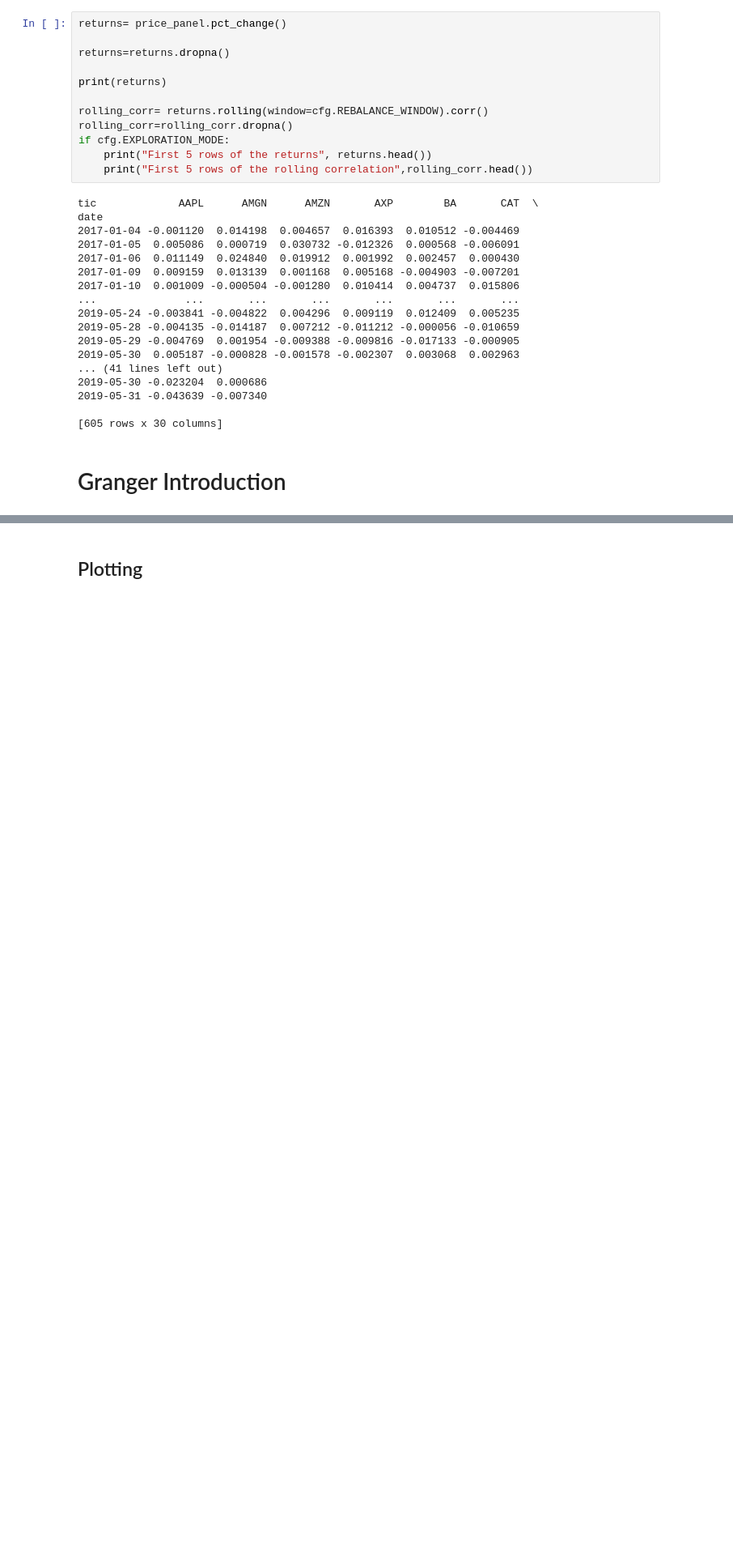
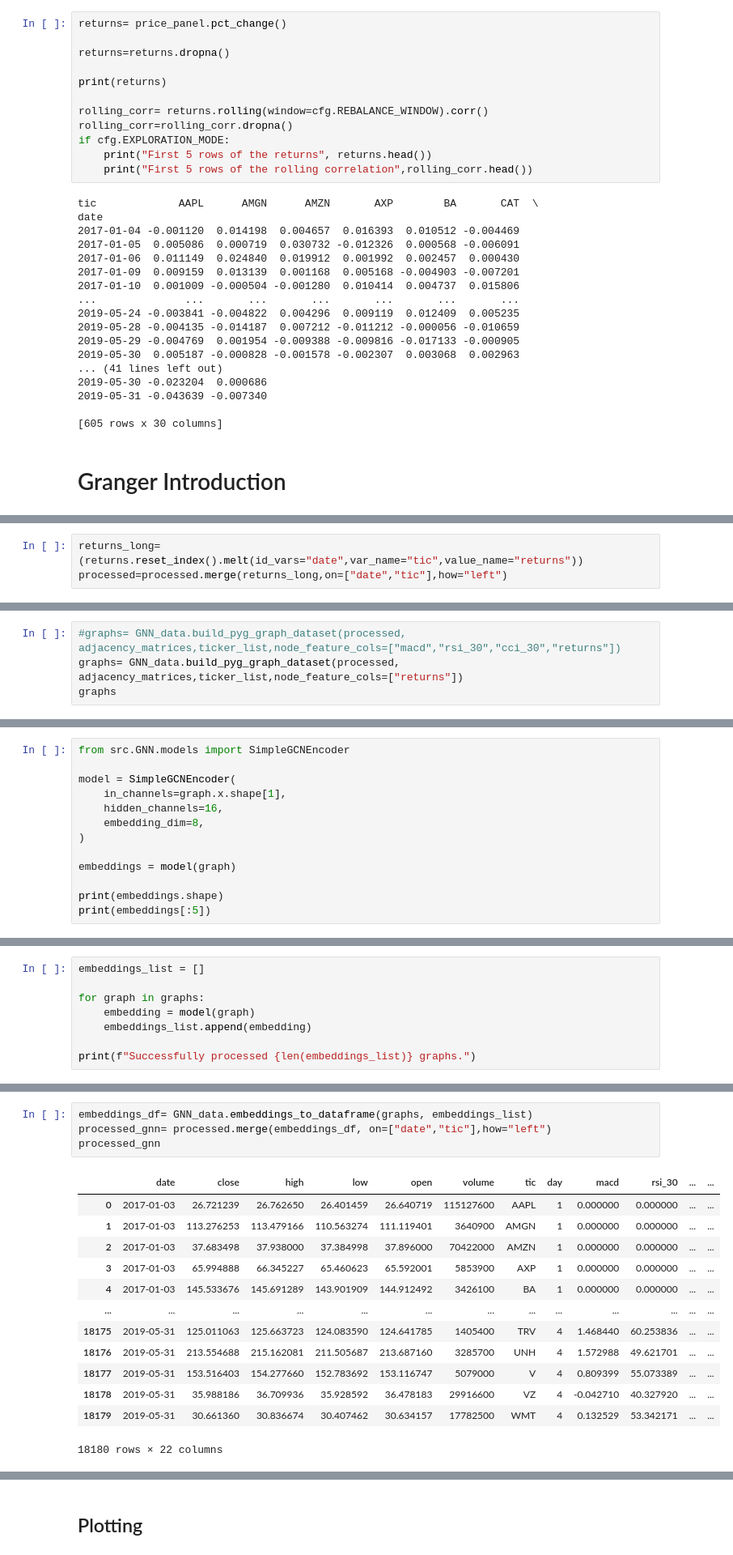
Before and after one commit to Trisrobi/MasterThesis, a Jupyter notebook: V0_Baseline.ipynb, the cells around one changed output, grey strips where cells are left out. Shown at 81% size. Drawn from its saved outputs; the diff is of its cells as text; blank space fills up the shorter version.

Commit message:
Implement initial GNN embedding pipeline

```diff
--- a/V0_Baseline.ipynb
+++ b/V0_Baseline.ipynb
@@ -397,0 +432,3 @@ Loading existing Granger adjacency matrices...
+# %%
+returns_long=(returns.reset_index().melt(id_vars="date",var_name="tic",value_name="returns"))
+processed=processed.merge(returns_long,on=["date","tic"],how="left")
@@ -397,0 +479,4 @@ Loading existing Granger adjacency matrices...
+# %%
+#graphs= GNN_data.build_pyg_graph_dataset(processed, adjacency_matrices,ticker_list,node_feature_cols=["macd","rsi_30","cci_30","returns"])
+graphs= GNN_data.build_pyg_graph_dataset(processed, adjacency_matrices,ticker_list,node_feature_cols=["returns"])
+graphs
@@ -397,0 +501,13 @@ Loading existing Granger adjacency matrices...
+# %%
+from src.GNN.models import SimpleGCNEncoder
+
+model = SimpleGCNEncoder(
+    in_channels=graph.x.shape[1],
+    hidden_channels=16,
+    embedding_dim=8,
+)
+
+embeddings = model(graph)
+
+print(embeddings.shape)
+print(embeddings[:5])
@@ -397,0 +526,8 @@ Loading existing Granger adjacency matrices...
+# %%
+embeddings_list = []
+
+for graph in graphs:
+    embedding = model(graph)
+    embeddings_list.append(embedding)
+
+print(f"Successfully processed {len(embeddings_list)} graphs.")
@@ -397,0 +552,18 @@ Loading existing Granger adjacency matrices...
+# %%
+embeddings_df= GNN_data.embeddings_to_dataframe(graphs, embeddings_list)
+processed_gnn= processed.merge(embeddings_df, on=["date","tic"],how="left")
+processed_gnn
+# %% [output]
+|  | date | close | high | low | open | volume | tic | day | macd | rsi_30 | ... | ... |
+| 0 | 2017-01-03 | 26.721239 | 26.762650 | 26.401459 | 26.640719 | 115127600 | AAPL | 1 | 0.000000 | 0.000000 | ... | ... |
+| 1 | 2017-01-03 | 113.276253 | 113.479166 | 110.563274 | 111.119401 | 3640900 | AMGN | 1 | 0.000000 | 0.000000 | ... | ... |
+| 2 | 2017-01-03 | 37.683498 | 37.938000 | 37.384998 | 37.896000 | 70422000 | AMZN | 1 | 0.000000 | 0.000000 | ... | ... |
+| 3 | 2017-01-03 | 65.994888 | 66.345227 | 65.460623 | 65.592001 | 5853900 | AXP | 1 | 0.000000 | 0.000000 | ... | ... |
+| 4 | 2017-01-03 | 145.533676 | 145.691289 | 143.901909 | 144.912492 | 3426100 | BA | 1 | 0.000000 | 0.000000 | ... | ... |
+| ... | ... | ... | ... | ... | ... | ... | ... | ... | ... | ... | ... | ... |
+| 18175 | 2019-05-31 | 125.011063 | 125.663723 | 124.083590 | 124.641785 | 1405400 | TRV | 4 | 1.468440 | 60.253836 | ... | ... |
+| 18176 | 2019-05-31 | 213.554688 | 215.162081 | 211.505687 | 213.687160 | 3285700 | UNH | 4 | 1.572988 | 49.621701 | ... | ... |
+| 18177 | 2019-05-31 | 153.516403 | 154.277660 | 152.783692 | 153.116747 | 5079000 | V | 4 | 0.809399 | 55.073389 | ... | ... |
+| 18178 | 2019-05-31 | 35.988186 | 36.709936 | 35.928592 | 36.478183 | 29916600 | VZ | 4 | -0.042710 | 40.327920 | ... | ... |
+| 18179 | 2019-05-31 | 30.661360 | 30.836674 | 30.407462 | 30.634157 | 17782500 | WMT | 4 | 0.132529 | 53.342171 | ... | ... |
+18180 rows × 22 columns
```
Also changed, not shown: parts of 16 cells of this notebook, 2 other files.
